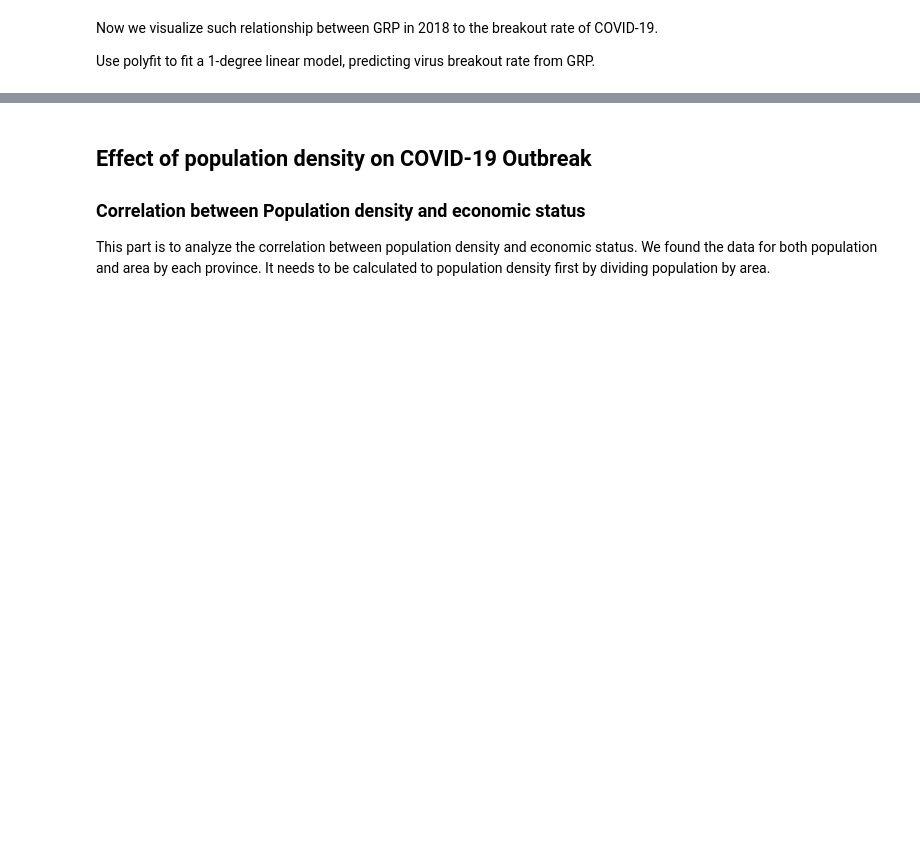
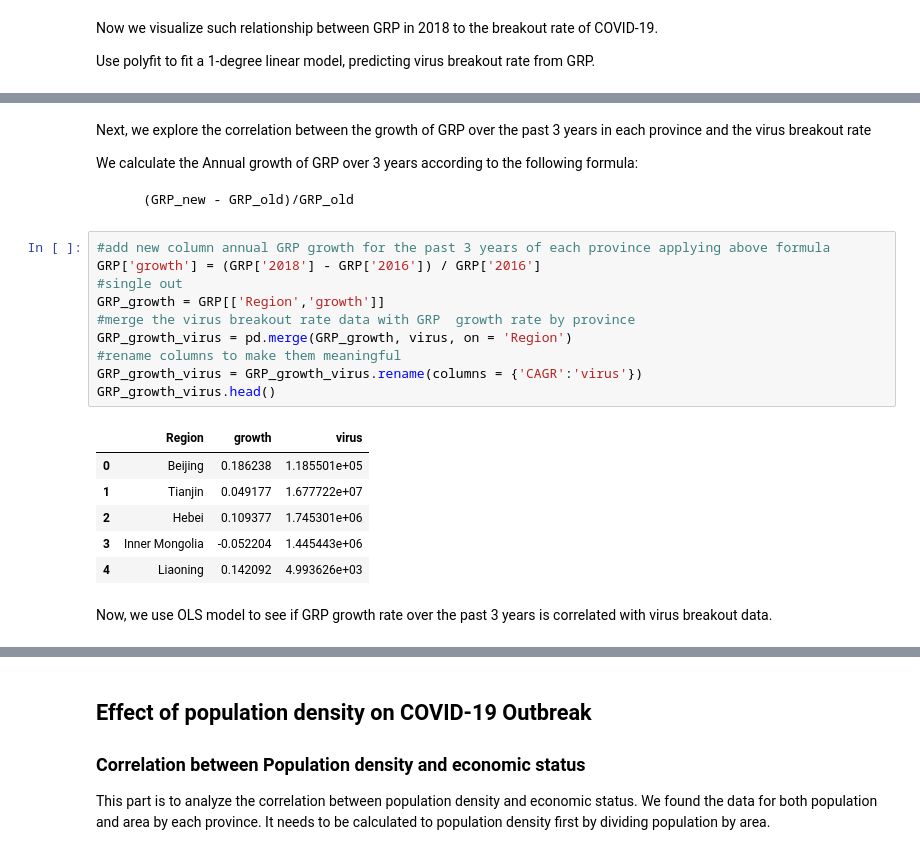
Before and after one commit to Alphaaaaabet/Regional-Economic-Status-and-COVID-19-Spread-Speed-in-China, a Jupyter notebook: FinalProject_group044.ipynb, the cells around one changed output, grey strips where cells are left out. Drawn from its saved outputs; the diff is of its cells as text; blank space fills up the shorter version.

```diff
--- a/FinalProject_group044.ipynb
+++ b/FinalProject_group044.ipynb
@@ -529,2 +507,27 @@ f5 = plt.gcf()
 # %% [output]
 [figure]
+# %% [markdown]
+Next, we explore the correlation between the growth of GRP over the past 3 years in each province and the virus breakout rate
+
+We calculate the Annual growth of GRP over 3 years according to the following formula:
+
+        (GRP_new - GRP_old)/GRP_old
+# %%
+#add new column annual GRP growth for the past 3 years of each province applying above formula
+GRP['growth'] = (GRP['2018'] - GRP['2016']) / GRP['2016']
+#single out
+GRP_growth = GRP[['Region','growth']]
+#merge the virus breakout rate data with GRP  growth rate by province
+GRP_growth_virus = pd.merge(GRP_growth, virus, on = 'Region')
+#rename columns to make them meaningful
+GRP_growth_virus = GRP_growth_virus.rename(columns = {'CAGR':'virus'})
+GRP_growth_virus.head()
+# %% [output]
+|  | Region | growth | virus |
+| 0 | Beijing | 0.186238 | 1.185501e+05 |
+| 1 | Tianjin | 0.049177 | 1.677722e+07 |
+| 2 | Hebei | 0.109377 | 1.745301e+06 |
+| 3 | Inner Mongolia | -0.052204 | 1.445443e+06 |
+| 4 | Liaoning | 0.142092 | 4.993626e+03 |
+# %% [markdown]
+Now, we use OLS model to see if GRP growth rate over the past 3 years is correlated with virus breakout data.
```
Also changed, not shown: parts of 8 cells of this notebook.
